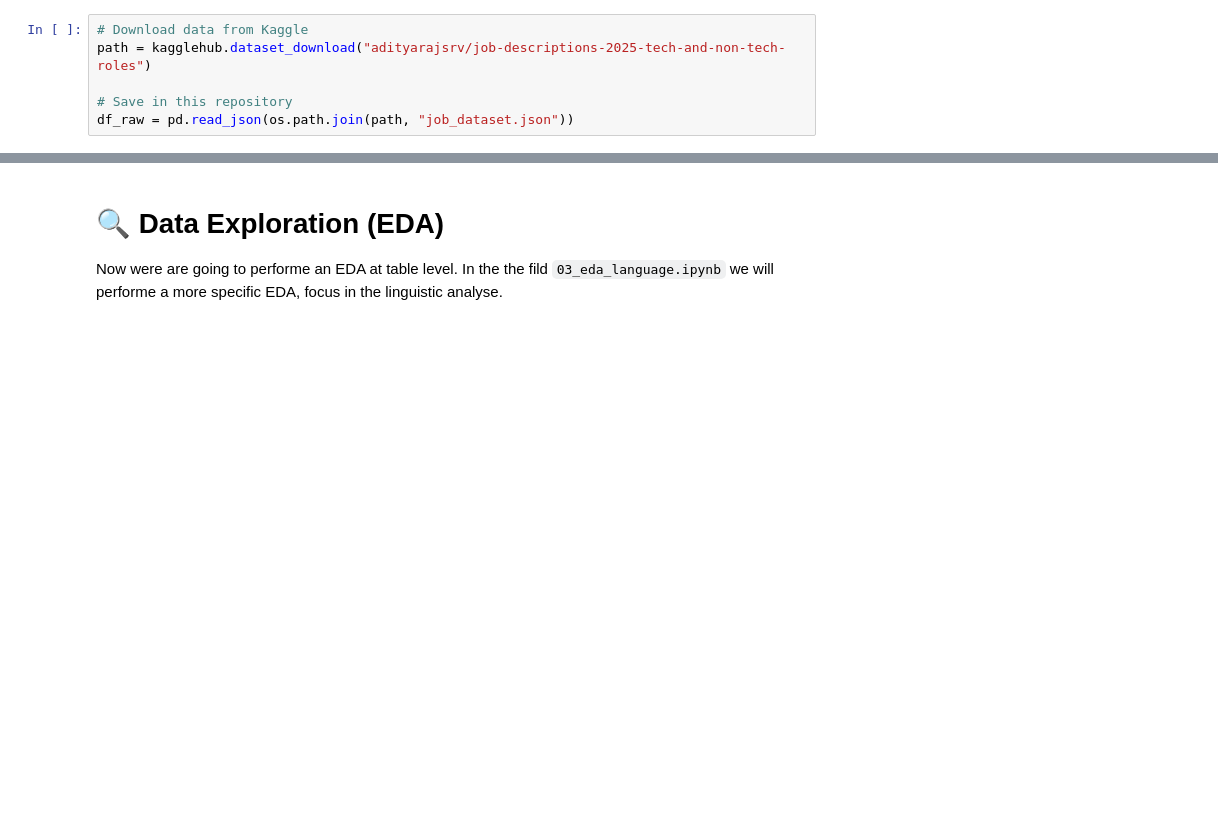
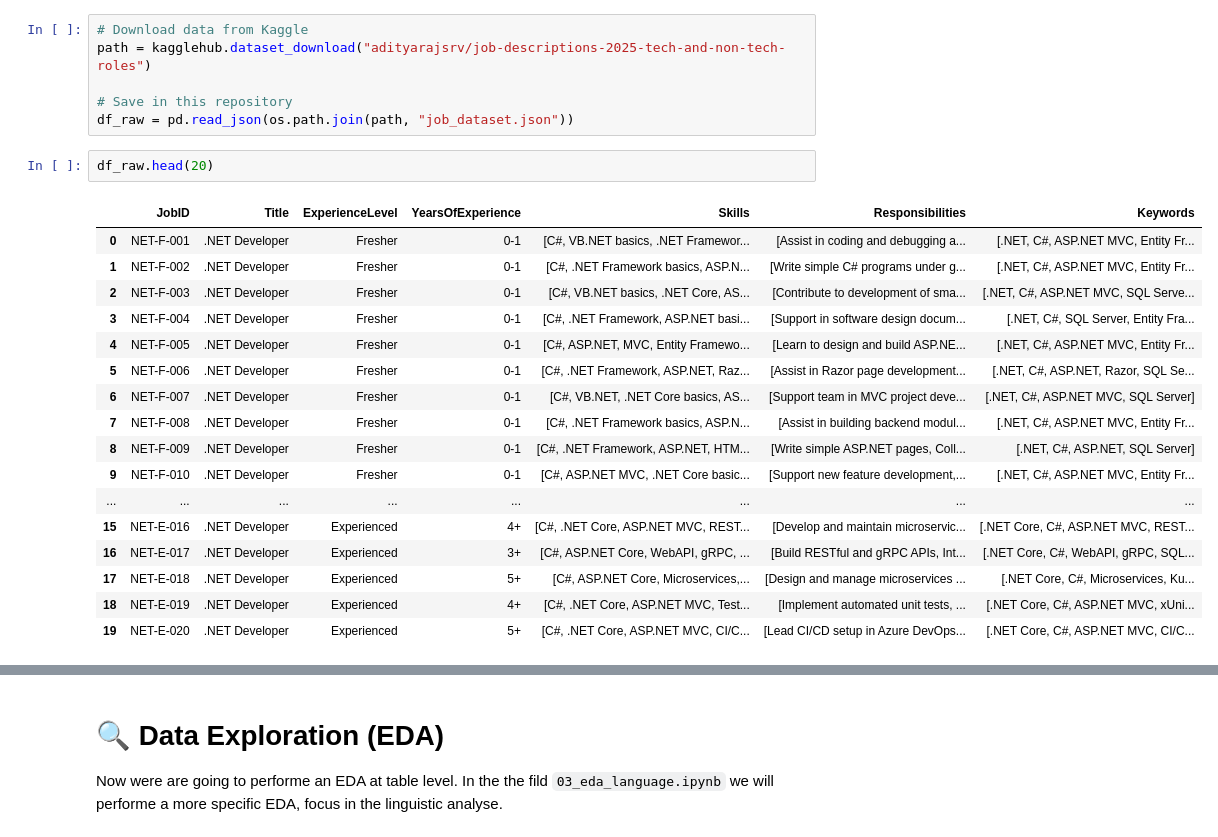
Before and after one commit to Laura-Alonso/Job_Descriptions_2025_NPL, a Jupyter notebook: src/01_exploration.ipynb, the cells around one changed output, grey strips where cells are left out. Drawn from its saved outputs; the diff is of its cells as text; blank space fills up the shorter version.

```diff
--- a/src/01_exploration.ipynb
+++ b/src/01_exploration.ipynb
@@ -32,3 +30,23 @@ path = kagglehub.dataset_download("adityarajsrv/job-descriptions-2025-tech-and-n
 
 # Save in this repository
 df_raw = pd.read_json(os.path.join(path, "job_dataset.json"))
+# %%
+df_raw.head(20)
+# %% [output]
+|  | JobID | Title | ExperienceLevel | YearsOfExperience | Skills | Responsibilities | Keywords |
+| 0 | NET-F-001 | .NET Developer | Fresher | 0-1 | [C#, VB.NET basics, .NET Framewor... | [Assist in coding and debugging a... | [.NET, C#, ASP.NET MVC, Entity Fr... |
+| 1 | NET-F-002 | .NET Developer | Fresher | 0-1 | [C#, .NET Framework basics, ASP.N... | [Write simple C# programs under g... | [.NET, C#, ASP.NET MVC, Entity Fr... |
+| 2 | NET-F-003 | .NET Developer | Fresher | 0-1 | [C#, VB.NET basics, .NET Core, AS... | [Contribute to development of sma... | [.NET, C#, ASP.NET MVC, SQL Serve... |
+| 3 | NET-F-004 | .NET Developer | Fresher | 0-1 | [C#, .NET Framework, ASP.NET basi... | [Support in software design docum... | [.NET, C#, SQL Server, Entity Fra... |
+| 4 | NET-F-005 | .NET Developer | Fresher | 0-1 | [C#, ASP.NET, MVC, Entity Framewo... | [Learn to design and build ASP.NE... | [.NET, C#, ASP.NET MVC, Entity Fr... |
+| 5 | NET-F-006 | .NET Developer | Fresher | 0-1 | [C#, .NET Framework, ASP.NET, Raz... | [Assist in Razor page development... | [.NET, C#, ASP.NET, Razor, SQL Se... |
+| 6 | NET-F-007 | .NET Developer | Fresher | 0-1 | [C#, VB.NET, .NET Core basics, AS... | [Support team in MVC project deve... | [.NET, C#, ASP.NET MVC, SQL Server] |
+| 7 | NET-F-008 | .NET Developer | Fresher | 0-1 | [C#, .NET Framework basics, ASP.N... | [Assist in building backend modul... | [.NET, C#, ASP.NET MVC, Entity Fr... |
+| 8 | NET-F-009 | .NET Developer | Fresher | 0-1 | [C#, .NET Framework, ASP.NET, HTM... | [Write simple ASP.NET pages, Coll... | [.NET, C#, ASP.NET, SQL Server] |
+| 9 | NET-F-010 | .NET Developer | Fresher | 0-1 | [C#, ASP.NET MVC, .NET Core basic... | [Support new feature development,... | [.NET, C#, ASP.NET MVC, Entity Fr... |
+| ... | ... | ... | ... | ... | ... | ... | ... |
+| 15 | NET-E-016 | .NET Developer | Experienced | 4+ | [C#, .NET Core, ASP.NET MVC, REST... | [Develop and maintain microservic... | [.NET Core, C#, ASP.NET MVC, REST... |
+| 16 | NET-E-017 | .NET Developer | Experienced | 3+ | [C#, ASP.NET Core, WebAPI, gRPC, ... | [Build RESTful and gRPC APIs, Int... | [.NET Core, C#, WebAPI, gRPC, SQL... |
+| 17 | NET-E-018 | .NET Developer | Experienced | 5+ | [C#, ASP.NET Core, Microservices,... | [Design and manage microservices ... | [.NET Core, C#, Microservices, Ku... |
+| 18 | NET-E-019 | .NET Developer | Experienced | 4+ | [C#, .NET Core, ASP.NET MVC, Test... | [Implement automated unit tests, ... | [.NET Core, C#, ASP.NET MVC, xUni... |
+| 19 | NET-E-020 | .NET Developer | Experienced | 5+ | [C#, .NET Core, ASP.NET MVC, CI/C... | [Lead CI/CD setup in Azure DevOps... | [.NET Core, C#, ASP.NET MVC, CI/C... |
```
Also changed, not shown: parts of 16 cells of this notebook, 1 other file.
